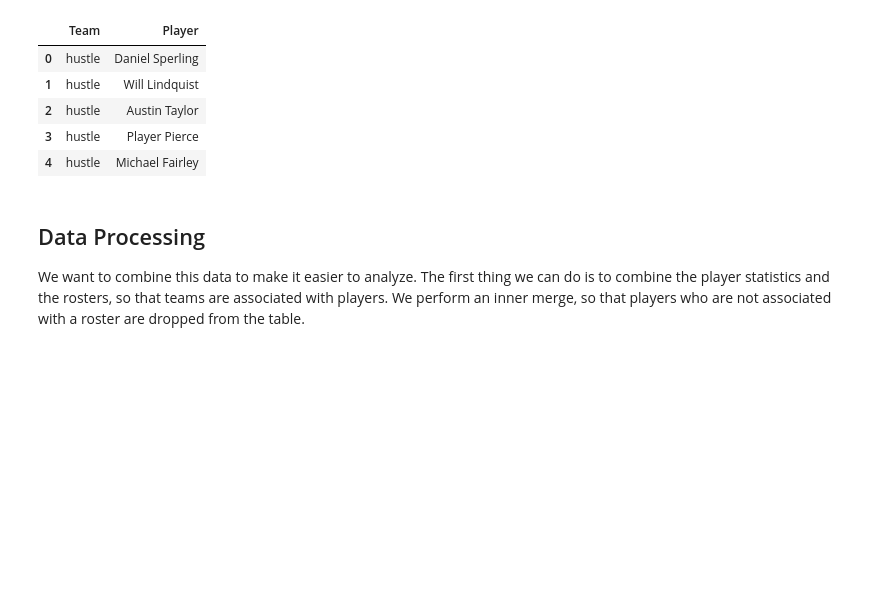
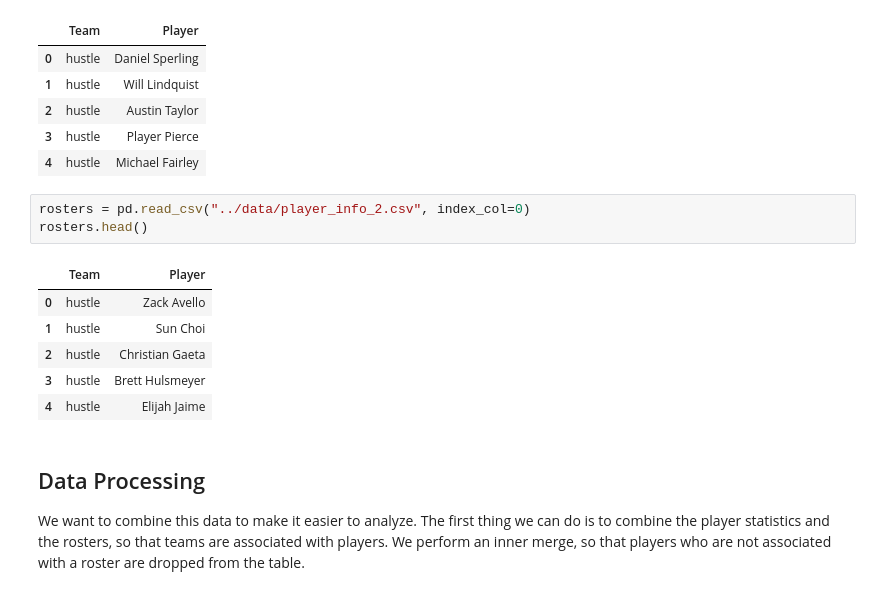
Before and after one commit to Samcfuchs/2950, a Jupyter notebook: notebooks/main.ipynb, the cells around one changed output. Drawn from its saved outputs; the diff is of its cells as text; blank space fills up the shorter version.

```diff
--- a/notebooks/main.ipynb
+++ b/notebooks/main.ipynb
@@ -51,6 +55,16 @@ rosters.head()
 | 2 | hustle | Austin Taylor |
 | 3 | hustle | Player Pierce |
 | 4 | hustle | Michael Fairley |
+# %%
+rosters = pd.read_csv("../data/player_info_2.csv", index_col=0)
+rosters.head()
+# %% [output]
+|  | Team | Player |
+| 0 | hustle | Zack Avello |
+| 1 | hustle | Sun Choi |
+| 2 | hustle | Christian Gaeta |
+| 3 | hustle | Brett Hulsmeyer |
+| 4 | hustle | Elijah Jaime |
 # %% [markdown]
 ## Data Processing
 
```
Also changed, not shown: parts of 5 cells of this notebook.
